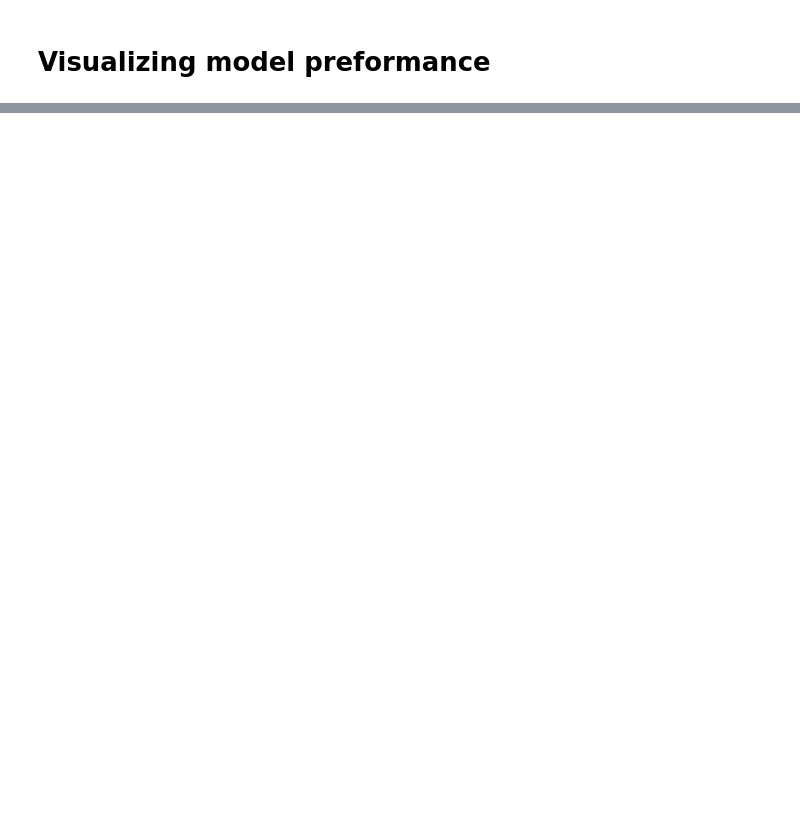
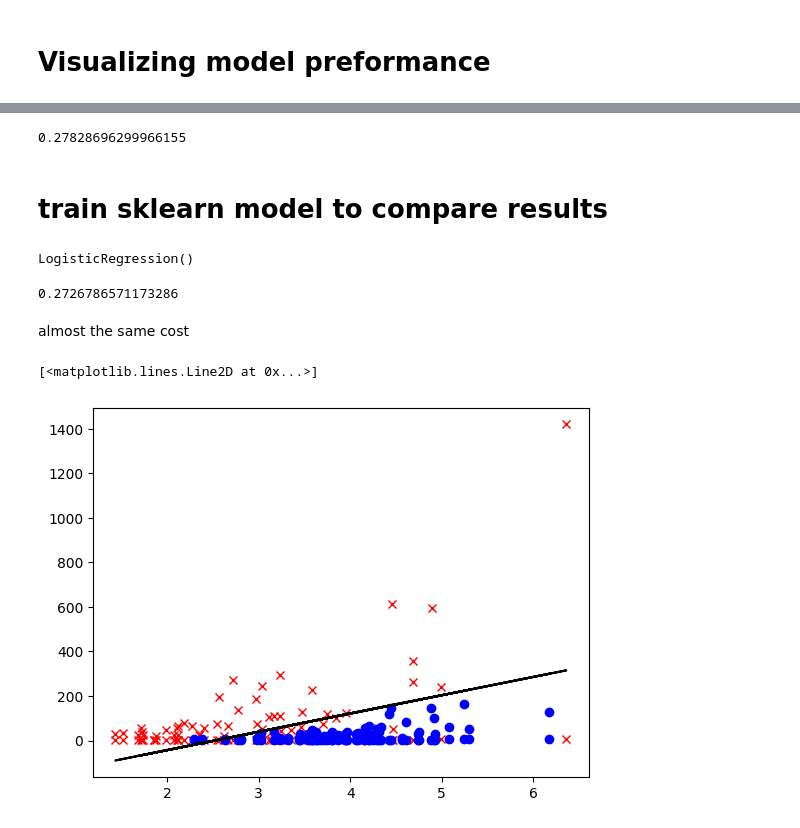
Before and after one commit to Omar-Atef-Bakr/ML_models_implementation, a Jupyter notebook: Linear Models/Logistic regression/po1.ipynb, the cells around one changed output, grey strips where cells are left out. Cells and saved outputs as stored; diff of their text form; code cells hidden in the pictures; blank space fills up the shorter version.

```diff
--- a/Linear Models/Logistic regression/po1.ipynb
+++ b/Linear Models/Logistic regression/po1.ipynb
@@ -109,0 +110,6 @@ plt.plot(model.history)
+# %%
+model.cost(y_eval, model.probably_predict(x_eval))
+# %% [output]
+0.27828696299966155
+# %% [markdown]
+# train sklearn model to compare results
@@ -109,0 +119,24 @@ plt.plot(model.history)
+# %%
+sk_model = LogisticRegression()
+sk_model.fit(x_train, y_train)
+# %% [output]
+LogisticRegression()
+# %%
+log_loss(y_eval, sk_model.predict_proba(x_eval))
+# %% [output]
+0.2726786571173286
+# %% [markdown]
+almost the same cost
+# %%
+# plot evaluation data
+class0_x = x_eval[y_eval == 0]
+class1_x = x_eval[y_eval == 1]
+plt.plot(class0_x[:, :1], class0_x[:, :2], "rx")
+plt.plot(class1_x[:, :1], class1_x[:, :2], "bo")
+
+# plot decision boundary
+dec_boundary = -(sk_model.intercept_ + sk_model.coef_[0][0]*x_eval[:,0]) / sk_model.coef_[0][1]
+plt.plot(x_eval[:,0], dec_boundary, "black")
+# %% [output]
+[<matplotlib.lines.Line2D at 0x...>]
+[figure, added]
```
Also changed, not shown: parts of 6 cells of this notebook, 3 other files.
